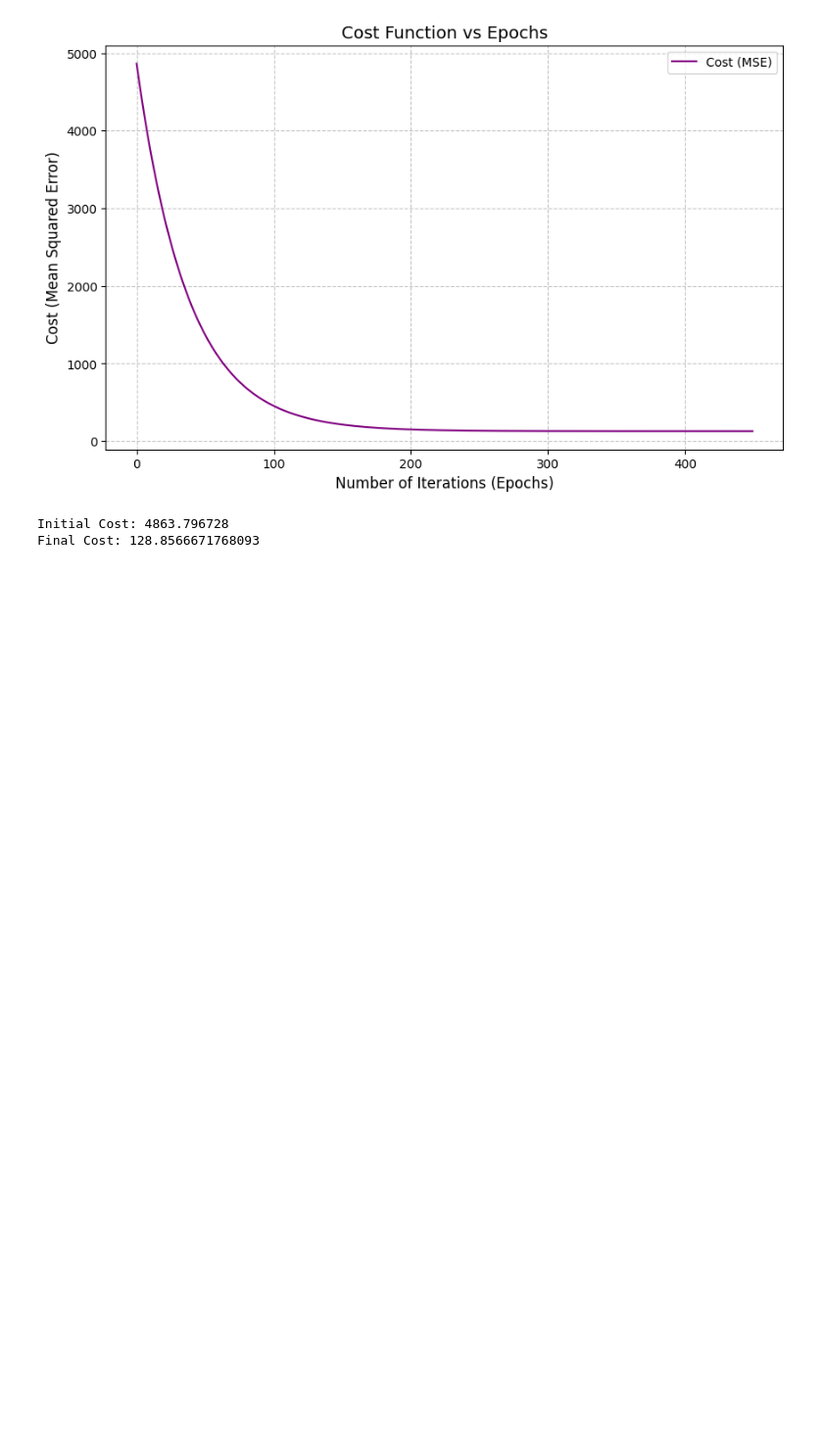
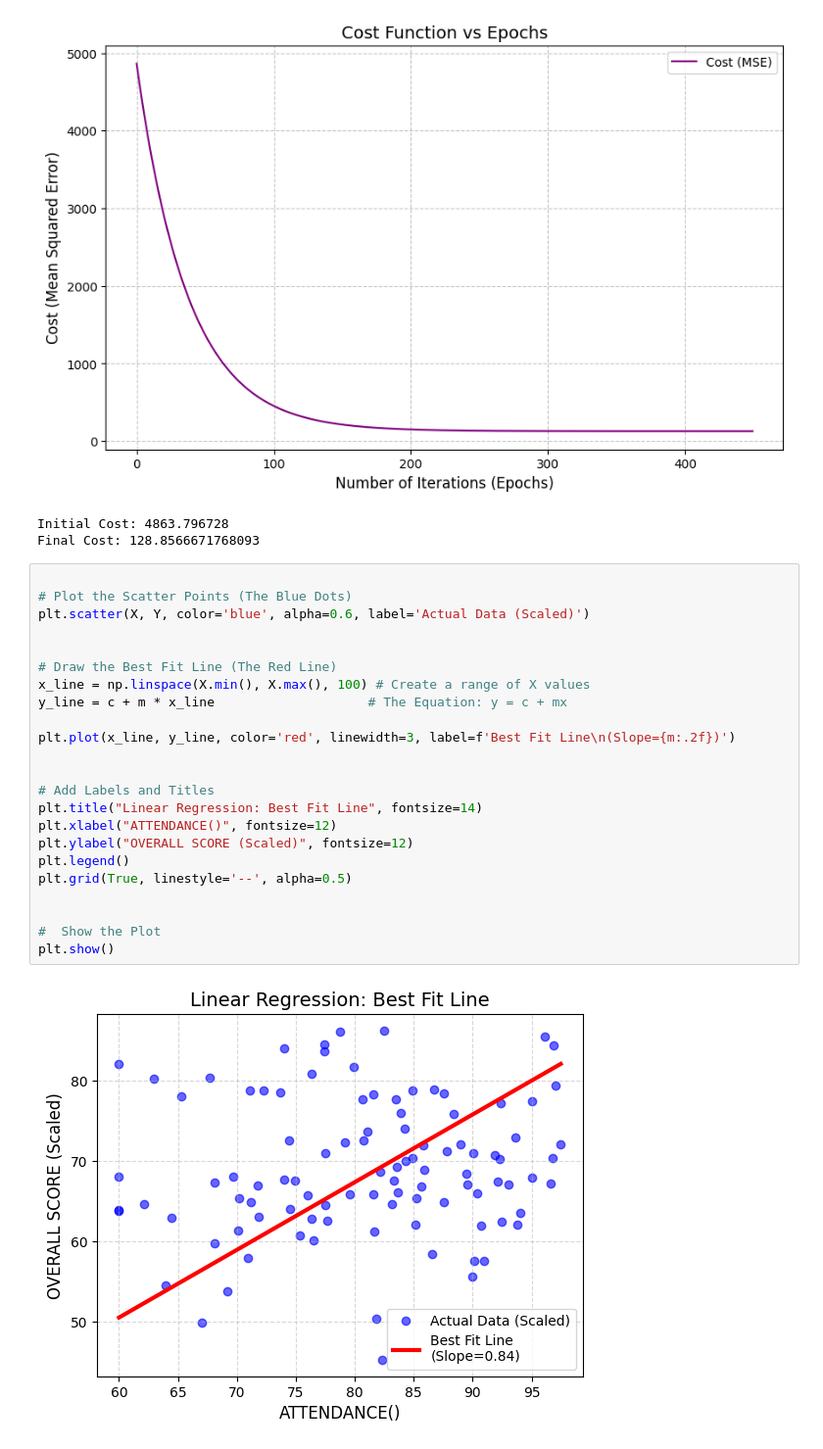
Before and after one commit to Anthony-3000/la_study_de_linear_regression, a Jupyter notebook: saksham/linear regression.ipynb, the cells around one changed output. Shown at 98% size. Saved outputs shown, nothing was run; the diff lists cells and outputs as text; blank space fills up the shorter version.

Commit message:
updadted simple regression

```diff
--- a/saksham/linear regression.ipynb
+++ b/saksham/linear regression.ipynb
@@ -124,3 +127,24 @@ print(f"Final Cost: {cost_history[-1]}")
 [figure]
 Initial Cost: 4863.796728
 Final Cost: 128.8566671768093
+# %%
+                                                                                                    # Plot the Scatter Points (The Blue Dots)
+plt.scatter(X, Y, color='blue', alpha=0.6, label='Actual Data (Scaled)')
+
+                                                                                                    # Draw the Best Fit Line (The Red Line)
+x_line = np.linspace(X.min(), X.max(), 100) # Create a range of X values
+y_line = c + m * x_line                    # The Equation: y = c + mx
+
+plt.plot(x_line, y_line, color='red', linewidth=3, label=f'Best Fit Line\n(Slope={m:.2f})')
+
+                                                                                                     # Add Labels and Titles
+plt.title("Linear Regression: Best Fit Line", fontsize=14)
+plt.xlabel("ATTENDANCE()", fontsize=12)
+plt.ylabel("OVERALL SCORE (Scaled)", fontsize=12)
+plt.legend()
+plt.grid(True, linestyle='--', alpha=0.5)
+
+                                                                                                       #  Show the Plot
+plt.show()
+# %% [output]
+[figure, added]
```
Also changed, not shown: parts of 2 cells of this notebook.
